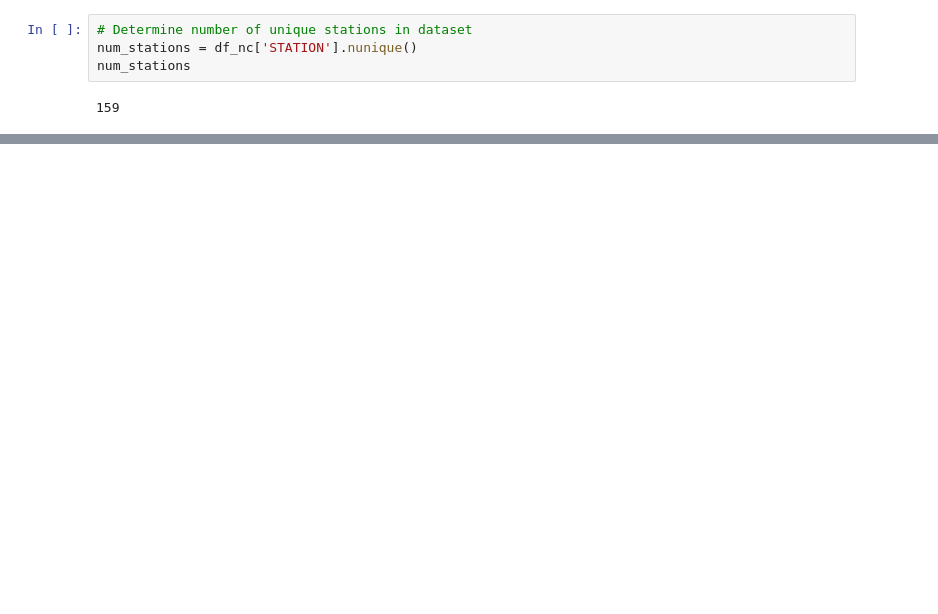
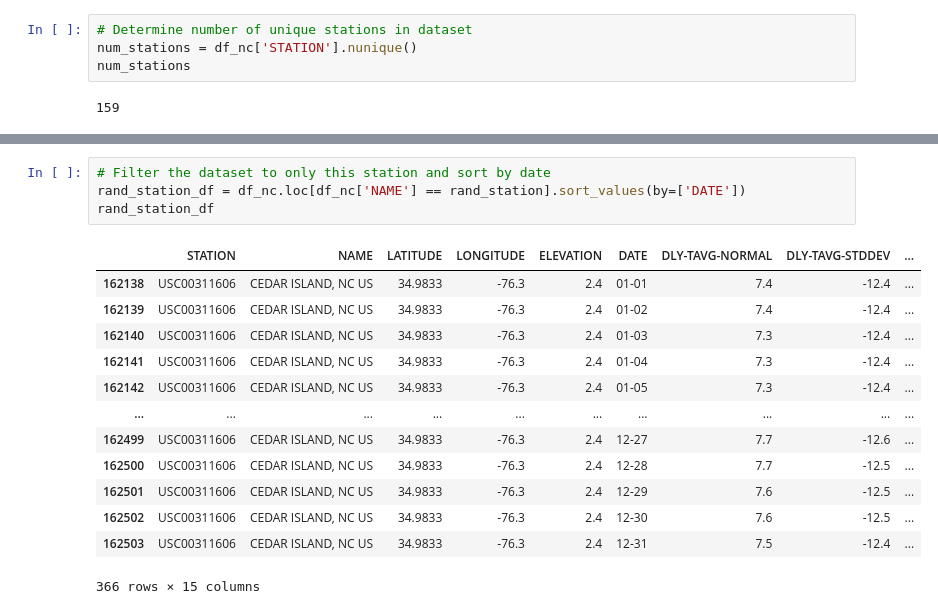
Before and after one commit to rebekahcallkacz/interactive-daily-normals, a Jupyter notebook: initial_data_analysis.ipynb, the cells around one changed output, grey strips where cells are left out. Saved outputs shown, nothing was run; the diff lists cells and outputs as text; blank space fills up the shorter version.

```diff
--- a/initial_data_analysis.ipynb
+++ b/initial_data_analysis.ipynb
@@ -32,0 +50,18 @@ num_stations
+# %%
+# Filter the dataset to only this station and sort by date
+rand_station_df = df_nc.loc[df_nc['NAME'] == rand_station].sort_values(by=['DATE'])
+rand_station_df
+# %% [output]
+|  | STATION | NAME | LATITUDE | LONGITUDE | ELEVATION | DATE | DLY-TAVG-NORMAL | DLY-TAVG-STDDEV | ... |
+| 162138 | USC00311606 | CEDAR ISLAND, NC US | 34.9833 | -76.3 | 2.4 | 01-01 | 7.4 | -12.4 | ... |
+| 162139 | USC00311606 | CEDAR ISLAND, NC US | 34.9833 | -76.3 | 2.4 | 01-02 | 7.4 | -12.4 | ... |
+| 162140 | USC00311606 | CEDAR ISLAND, NC US | 34.9833 | -76.3 | 2.4 | 01-03 | 7.3 | -12.4 | ... |
+| 162141 | USC00311606 | CEDAR ISLAND, NC US | 34.9833 | -76.3 | 2.4 | 01-04 | 7.3 | -12.4 | ... |
+| 162142 | USC00311606 | CEDAR ISLAND, NC US | 34.9833 | -76.3 | 2.4 | 01-05 | 7.3 | -12.4 | ... |
+| ... | ... | ... | ... | ... | ... | ... | ... | ... | ... |
+| 162499 | USC00311606 | CEDAR ISLAND, NC US | 34.9833 | -76.3 | 2.4 | 12-27 | 7.7 | -12.6 | ... |
+| 162500 | USC00311606 | CEDAR ISLAND, NC US | 34.9833 | -76.3 | 2.4 | 12-28 | 7.7 | -12.5 | ... |
+| 162501 | USC00311606 | CEDAR ISLAND, NC US | 34.9833 | -76.3 | 2.4 | 12-29 | 7.6 | -12.5 | ... |
+| 162502 | USC00311606 | CEDAR ISLAND, NC US | 34.9833 | -76.3 | 2.4 | 12-30 | 7.6 | -12.5 | ... |
+| 162503 | USC00311606 | CEDAR ISLAND, NC US | 34.9833 | -76.3 | 2.4 | 12-31 | 7.5 | -12.4 | ... |
+366 rows × 15 columns
```
Also changed, not shown: parts of 5 cells of this notebook.
